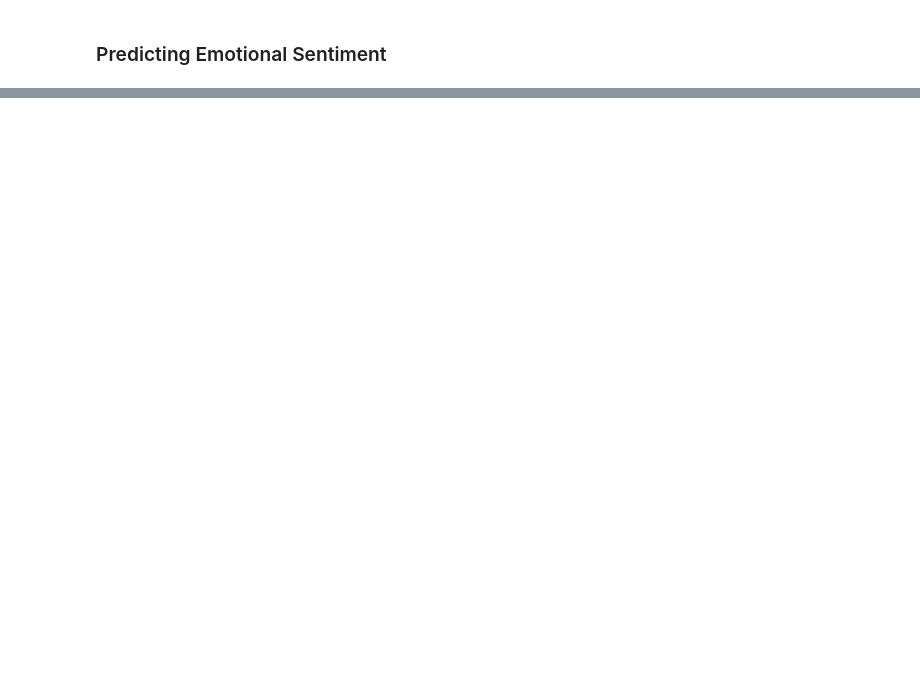
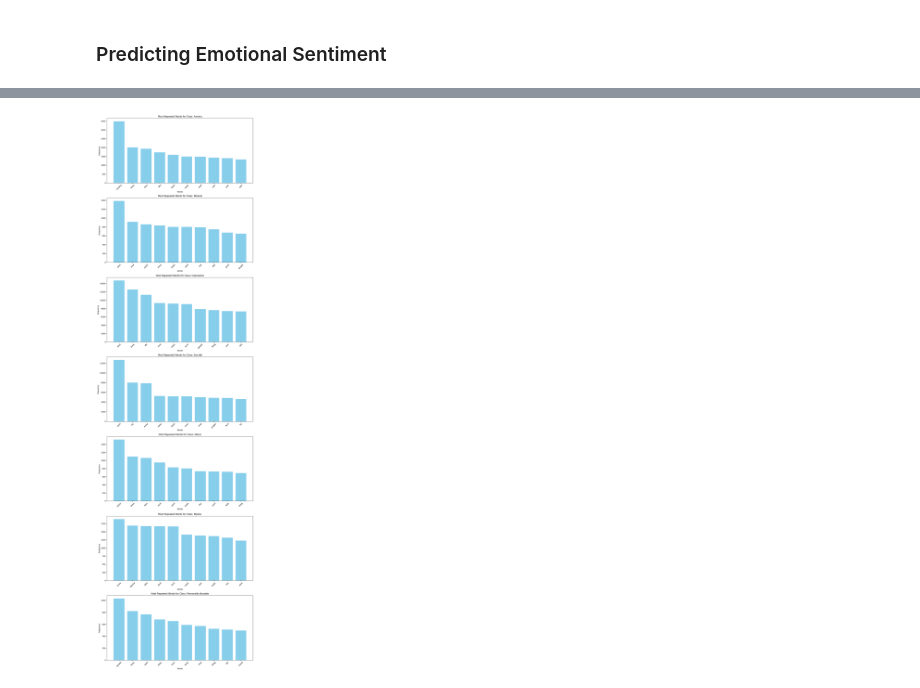
Before and after one commit to JacksonLaVallee/Predicting-Emotional-Sentiment, a Jupyter notebook: driver.ipynb, the cells around one changed output, grey strips where cells are left out. Drawn from its saved outputs; the diff is of its cells as text; code cells hidden in the pictures; blank space fills up the shorter version.

```diff
--- a/driver.ipynb
+++ b/driver.ipynb
@@ -130,0 +121,27 @@ plt.show()
+# %%
+from collections import Counter
+# Group data by class and count word frequencies for each class
+class_word_counts = {}
+for cls in data['status'].unique():
+    filtered_data = data[data['status'] == cls]
+    word_counts = Counter(' '.join(filtered_data['processed_text']).split())
+    class_word_counts[cls] = word_counts.most_common(10)  # Top 10 words for each class
+
+# Plot the graph for each class
+fig, axes = plt.subplots(len(class_word_counts), 1, figsize=(12, 6 * len(class_word_counts)))
+if len(class_word_counts) == 1:
+    axes = [axes]  # Ensure axes is iterable for a single class
+
+for ax, (cls, words_counts) in zip(axes, class_word_counts.items()):
+    words, counts = zip(*words_counts)
+    ax.bar(words, counts, color='skyblue')
+    ax.set_title(f'Most Repeated Words for Class: {cls}')
+    ax.set_xlabel('Words')
+    ax.set_ylabel('Frequency')
+    ax.set_xticks(range(len(words)))
+    ax.set_xticklabels(words, rotation=45)
+
+plt.tight_layout()
+plt.show()
+# %% [output]
+[figure, added]
```
Also changed, not shown: parts of 13 cells of this notebook.
